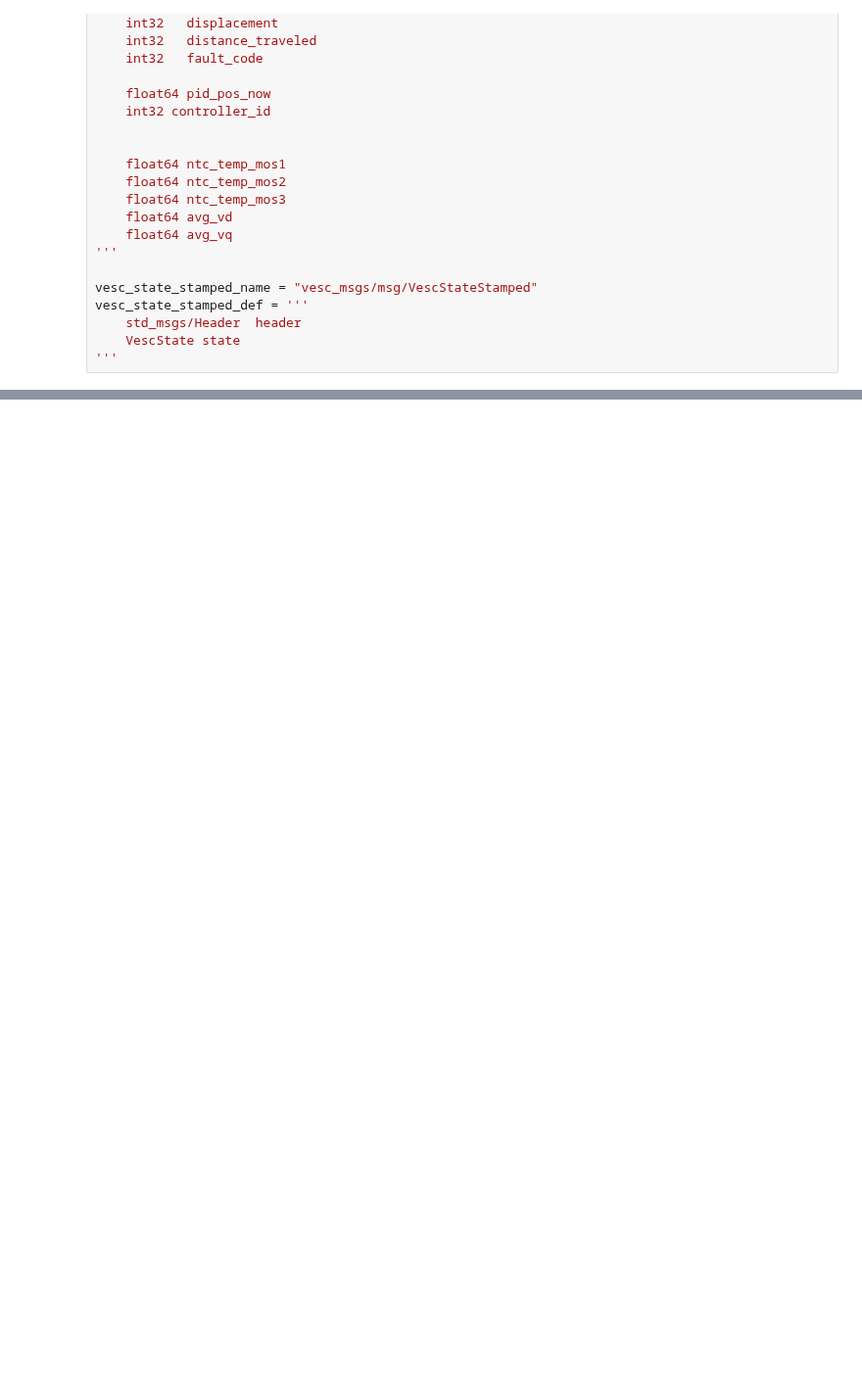
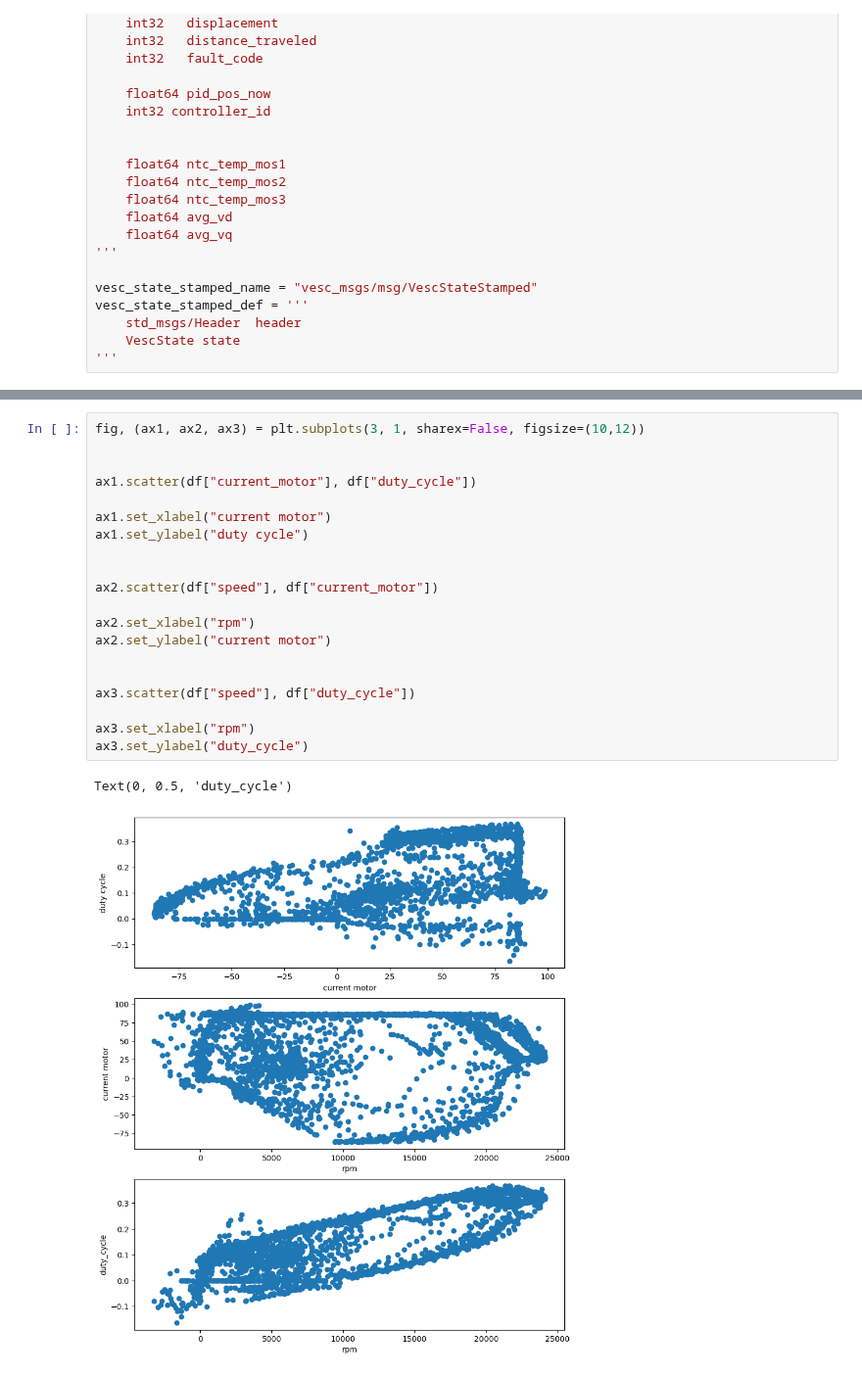
Before and after one commit to Squidtoon99/F1tenth, a Jupyter notebook: calibration/fit_motor_control.ipynb, the cells around one changed output, grey strips where cells are left out. Shown at 98% size. Drawn from its saved outputs; the diff is of its cells as text; blank space fills up the shorter version.

```diff
--- a/calibration/fit_motor_control.ipynb
+++ b/calibration/fit_motor_control.ipynb
@@ -129,0 +127,23 @@ ax4.legend(handles=[p1, p2], loc="lower left")
+# %%
+fig, (ax1, ax2, ax3) = plt.subplots(3, 1, sharex=False, figsize=(10,12))
+
+
+ax1.scatter(df["current_motor"], df["duty_cycle"])
+
+ax1.set_xlabel("current motor")
+ax1.set_ylabel("duty cycle")
+
+
+ax2.scatter(df["speed"], df["current_motor"])
+
+ax2.set_xlabel("rpm")
+ax2.set_ylabel("current motor")
+
+
+ax3.scatter(df["speed"], df["duty_cycle"])
+
+ax3.set_xlabel("rpm")
+ax3.set_ylabel("duty_cycle")
+# %% [output]
+Text(0, 0.5, 'duty_cycle')
+[figure, added]
```
Also changed, not shown: parts of 5 cells of this notebook.
